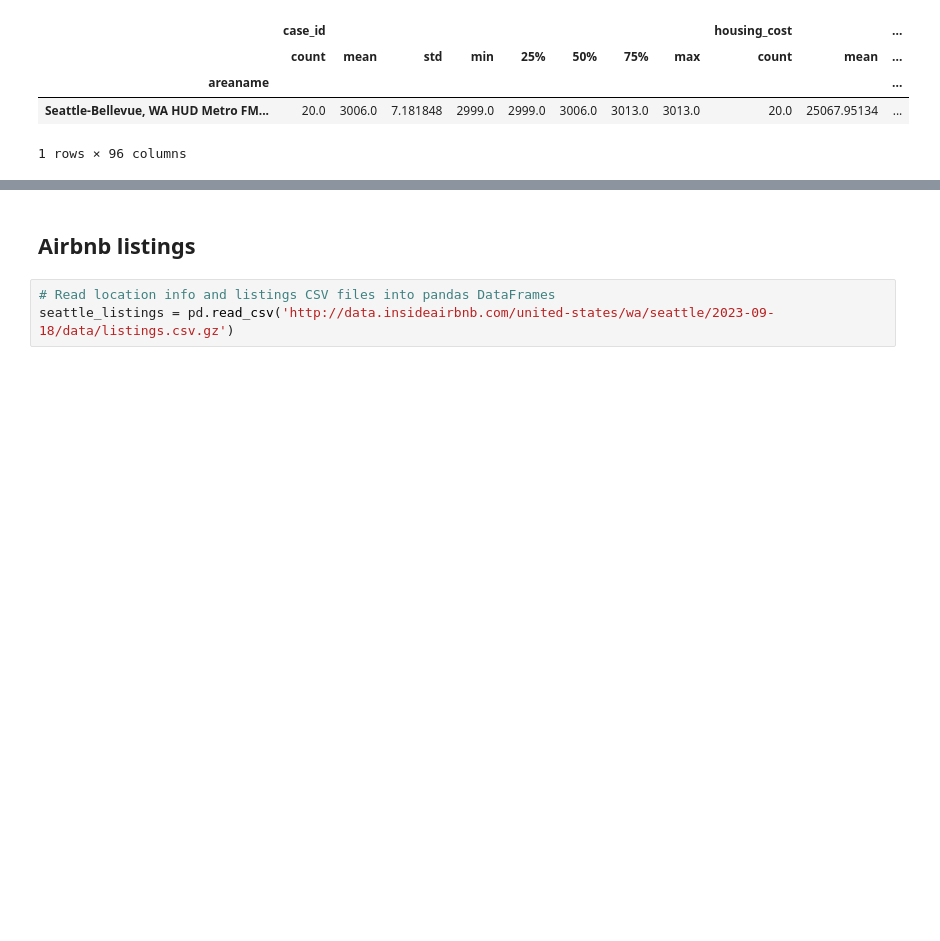
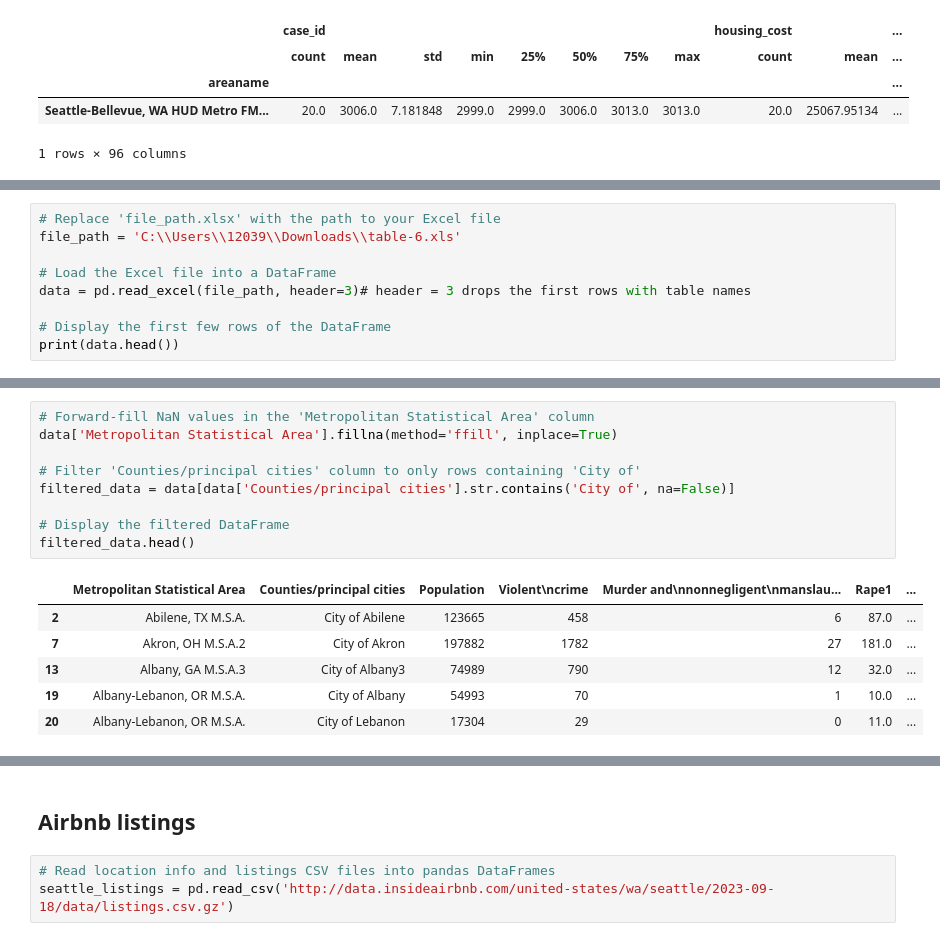
Before and after one commit to kflemming30/6505-Project, a Jupyter notebook: airbnb_data_exploration.ipynb, the cells around one changed output, grey strips where cells are left out. Saved outputs shown, nothing was run; the diff lists cells and outputs as text; blank space fills up the shorter version.

```diff
--- a/airbnb_data_exploration.ipynb
+++ b/airbnb_data_exploration.ipynb
@@ -205,0 +251,9 @@ seattle_cost_of_living.groupby('areaname').describe()
+# %%
+# Replace 'file_path.xlsx' with the path to your Excel file
+file_path = 'C:\\Users\\12039\\Downloads\\table-6.xls'
+
+# Load the Excel file into a DataFrame
+data = pd.read_excel(file_path, header=3)# header = 3 drops the first rows with table names
+
+# Display the first few rows of the DataFrame
+print(data.head())
@@ -205,0 +278,16 @@ seattle_cost_of_living.groupby('areaname').describe()
+# %%
+# Forward-fill NaN values in the 'Metropolitan Statistical Area' column
+data['Metropolitan Statistical Area'].fillna(method='ffill', inplace=True)
+
+# Filter 'Counties/principal cities' column to only rows containing 'City of'
+filtered_data = data[data['Counties/principal cities'].str.contains('City of', na=False)]
+
+# Display the filtered DataFrame
+filtered_data.head()
+# %% [output]
+|  | Metropolitan Statistical Area | Counties/principal cities | Population | Violent\ncrime | Murder and\nnonnegligent\nmanslau... | Rape1 | ... |
+| 2 | Abilene, TX M.S.A. | City of Abilene | 123665 | 458 | 6 | 87.0 | ... |
+| 7 | Akron, OH M.S.A.2 | City of Akron | 197882 | 1782 | 27 | 181.0 | ... |
+| 13 | Albany, GA M.S.A.3 | City of Albany3 | 74989 | 790 | 12 | 32.0 | ... |
+| 19 | Albany-Lebanon, OR M.S.A. | City of Albany | 54993 | 70 | 1 | 10.0 | ... |
+| 20 | Albany-Lebanon, OR M.S.A. | City of Lebanon | 17304 | 29 | 0 | 11.0 | ... |
```
Also changed, not shown: parts of 12 cells of this notebook.
